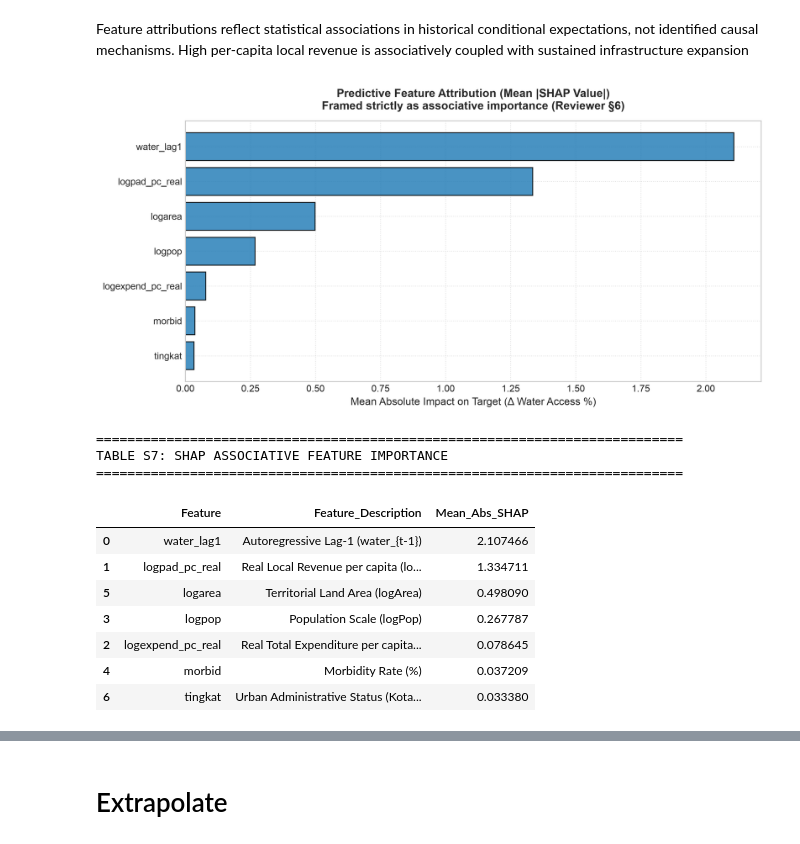
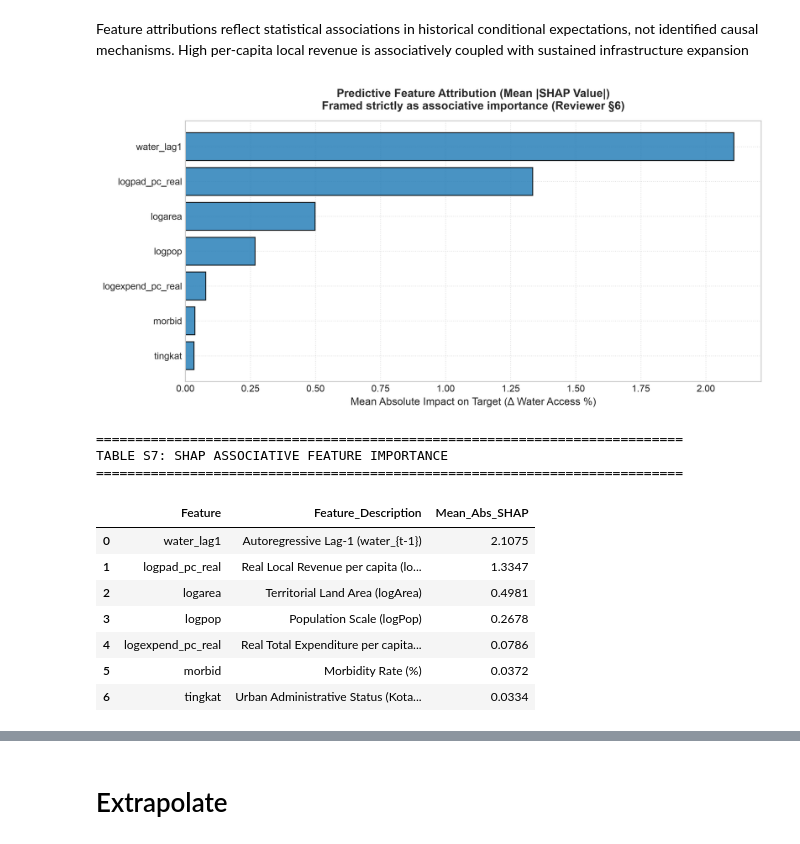
Before and after one commit to Yudhapratama98/Clean-Water-Access, a Jupyter notebook: 2_Predictive-Modelling.ipynb, the cells around one changed output, grey strips where cells are left out. Drawn from its saved outputs; the diff is of its cells as text; code cells hidden in the pictures.

```diff
--- a/2_Predictive-Modelling.ipynb
+++ b/2_Predictive-Modelling.ipynb
@@ -523,10 +531,21 @@ plt.show()
 # %% [markdown]
 # Hyper Parameter Tuning
 # %%
-from sklearn.model_selection import TimeSeriesSplit, GridSearchCV
+from sklearn.model_selection import GridSearchCV
 
+# ==============================================================================
+# SECTION: HYPERPARAMETER OPTIMIZATION (TEMPORAL CV)
+# Reviewer §7 & §10: Strict expanding temporal folds preventing cross-sectional leakage
+# ==============================================================================
 
-tscv = TimeSeriesSplit(n_splits=5)
+# Construct strictly temporal expanding folds on train_df (<=2014)
+train_df_reset = train_df.reset_index(drop=True)
+val_years = [2011, 2012, 2013, 2014]
+temporal_cv_splits = []
+for vy in val_years:
+    tr_idx = train_df_reset[train_df_reset['year'] < vy].index.values
+    val_idx = train_df_reset[train_df_reset['year'] == vy].index.values
+    temporal_cv_splits.append((tr_idx, val_idx))
 
 # 1. Default LightGBM Baseline
 pipe_lgbm_base = Pipeline([
@@ -536,16 +555,17 @@ pipe_lgbm_base = Pipeline([
 pipe_lgbm_base.fit(train_df[ALL_MODEL_COLS], train_df['delta_water'])
 pred_lgbm_base = np.clip(test_df['water_lag1'].values + pipe_lgbm_base.predict(test_df[ALL_MODEL_COLS]), 0.0, 100.0)
 
-# 2. TimeSeriesSplit Grid Search
+# 2. Grid Search over Temporal Folds
 param_grid = {
     'model__max_depth': [3, 4, 6],
     'model__learning_rate': [0.03, 0.05, 0.1],
     'model__n_estimators': [50, 100, 150]
 }
 
-grid_lgbm = GridSearchCV(pipe_lgbm_base, param_grid, cv=tscv, scoring='neg_mean_absolute_error', n_jobs=-1)
+grid_lgbm = GridSearchCV(pipe_lgbm_base, param_grid, cv=temporal_cv_splits, scoring='neg_mean_absolute_error', n_jobs=-1)
 grid_lgbm.fit(train_df[ALL_MODEL_COLS], train_df['delta_water'])
 
+# Lock best tuned champion model
 best_lgbm = grid_lgbm.best_estimator_
 pred_lgbm_tuned = np.clip(test_df['water_lag1'].values + best_lgbm.predict(test_df[ALL_MODEL_COLS]), 0.0, 100.0)
 
@@ -553,7 +573,7 @@ pred_lgbm_tuned = np.clip(test_df['water_lag1'].values + best_lgbm.predict(test_
 y_actual = test_df['water'].values
 table4_records = [
     {
-        'Model': 'LightGBM (Linear Tree)',
+        'Model': 'LightGBM (Linear Tree) [Default]',
         'Tuning_Status': 'Before Tuning (Default)',
         'Parameters': 'max_depth=4, lr=0.05, n_est=100',
         'MAE': mean_absolute_error(y_actual, pred_lgbm_base),
@@ -561,8 +581,8 @@ table4_records = [
         'R2': r2_score(y_actual, pred_lgbm_base)
     },
     {
-        'Model': 'LightGBM (Linear Tree)',
-        'Tuning_Status': 'After Tuning (TimeSeriesSplit)',
+        'Model': 'LightGBM (Linear Tree) [Tuned]',
+        'Tuning_Status': 'After Tuning (Temporal CV)',
         'Parameters': str(grid_lgbm.best_params_),
         'MAE': mean_absolute_error(y_actual, pred_lgbm_tuned),
         'RMSE': np.sqrt(mean_squared_error(y_actual, pred_lgbm_tuned)),
@@ -576,7 +596,7 @@ df_table4.to_csv('../data/table4_tuning_comparison.csv', index=False)
 print("=" * 70)
 print("TABLE 4: LIGHTGBM HYPERPARAMETER TUNING RECONCILIATION")
 print("=" * 70)
-display(df_table4)
+display(df_table4.style.format({'MAE': '{:.4f}', 'RMSE': '{:.4f}', 'R2': '{:.4f}'}))
 # %% [output]
 ======================================================================
 TABLE 4: LIGHTGBM HYPERPARAMETER TUNING RECONCILIATION
@@ -717,7 +736,7 @@ Feature attributions reflect statistical associations in historical conditional
 # %%
 import shap
 
-
+# Background training sample and test sample
 X_tr = train_df[ALL_MODEL_COLS]
 X_te = test_df[ALL_MODEL_COLS]
 
@@ -728,6 +747,7 @@ explainer = shap.KernelExplainer(predict_fn, background)
 shap_sample = X_te.sample(150, random_state=42)
 shap_values = explainer.shap_values(shap_sample)
 
+# Feature Importance DataFrame
 mean_abs_shap = np.abs(shap_values).mean(axis=0)
 df_shap = pd.DataFrame({
     'Feature': ALL_MODEL_COLS,
@@ -736,40 +756,41 @@ df_shap = pd.DataFrame({
         'Real Local Revenue per capita (logPAD)',
         'Real Total Expenditure per capita (logExpend)',
         'Population Scale (logPop)',
         'Morbidity Rate (%)',
         'Territorial Land Area (logArea)',
         'Urban Administrative Status (Kota vs Kab)'
     ],
     'Mean_Abs_SHAP': mean_abs_shap
-}).sort_values('Mean_Abs_SHAP', ascending=False)
+}).sort_values('Mean_Abs_SHAP', ascending=False).reset_index(drop=True)
 
 df_shap.to_csv('../data/table_shap_feature_importance.csv', index=False)
 
+# Plot SHAP Bar Chart
 plt.figure(figsize=(10, 5))
 sorted_idx = np.argsort(mean_abs_shap)
 plt.barh(np.array(ALL_MODEL_COLS)[sorted_idx], mean_abs_shap[sorted_idx], color='#2980b9', edgecolor='black', alpha=0.85)
 plt.title('Predictive Feature Attribution (Mean |SHAP Value|)\nFramed strictly as associative importance (Reviewer §6)', fontsize=12, fontweight='bold', pad=12)
 plt.xlabel('Mean Absolute Impact on Target (Δ Water Access %)', fontsize=11)
 plt.grid(True, linestyle=':', alpha=0.6)
 plt.tight_layout()
 plt.savefig('../output/fig_shap_feature_importance.png', dpi=300, bbox_inches='tight')
 plt.show()
 
 print("=" * 75)
 print("TABLE S7: SHAP ASSOCIATIVE FEATURE IMPORTANCE")
 print("=" * 75)
-display(df_shap)
+display(df_shap.style.format({'Mean_Abs_SHAP': '{:.4f}'}))
 # %% [output]
 [figure]
 ===========================================================================
 TABLE S7: SHAP ASSOCIATIVE FEATURE IMPORTANCE
 ===========================================================================
 |  | Feature | Feature_Description | Mean_Abs_SHAP |
-| 0 | water_lag1 | Autoregressive Lag-1 (water_{t-1}) | 2.107466 |
-| 1 | logpad_pc_real | Real Local Revenue per capita (lo... | 1.334711 |
-| 5 | logarea | Territorial Land Area (logArea) | 0.498090 |
-| 3 | logpop | Population Scale (logPop) | 0.267787 |
-| 2 | logexpend_pc_real | Real Total Expenditure per capita... | 0.078645 |
-| 4 | morbid | Morbidity Rate (%) | 0.037209 |
-| 6 | tingkat | Urban Administrative Status (Kota... | 0.033380 |
+| 0 | water_lag1 | Autoregressive Lag-1 (water_{t-1}) | 2.1075 |
+| 1 | logpad_pc_real | Real Local Revenue per capita (lo... | 1.3347 |
+| 2 | logarea | Territorial Land Area (logArea) | 0.4981 |
+| 3 | logpop | Population Scale (logPop) | 0.2678 |
+| 4 | logexpend_pc_real | Real Total Expenditure per capita... | 0.0786 |
+| 5 | morbid | Morbidity Rate (%) | 0.0372 |
+| 6 | tingkat | Urban Administrative Status (Kota... | 0.0334 |
 # %% [markdown]
```
Also changed, not shown: parts of 14 cells of this notebook, 24 other files.
